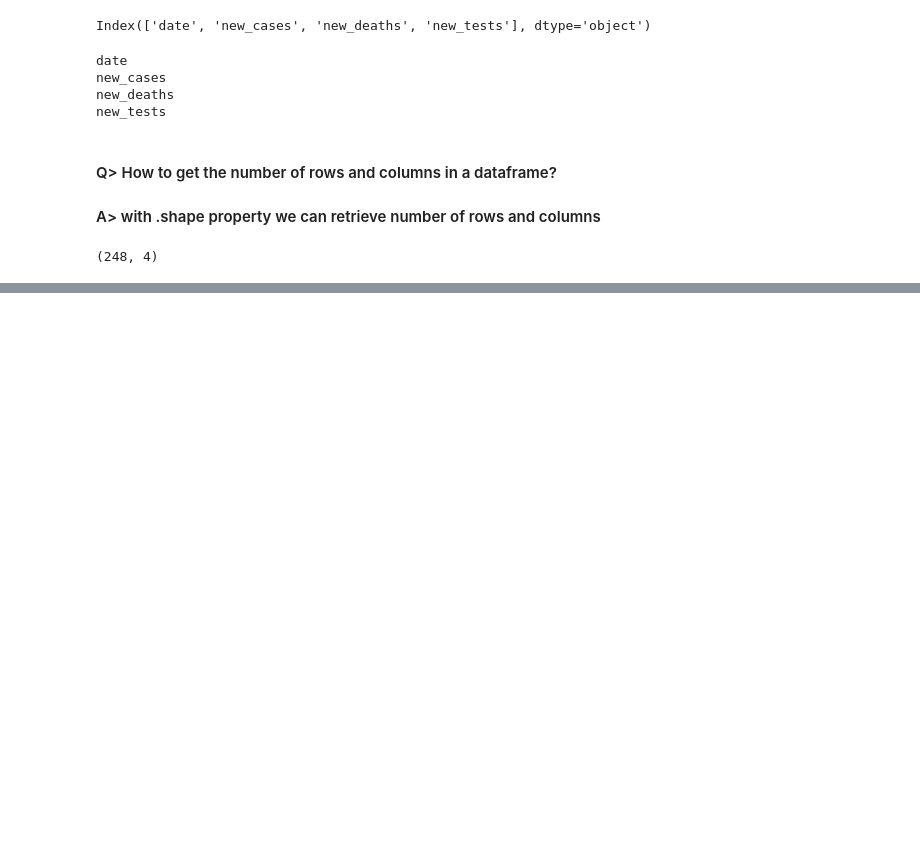
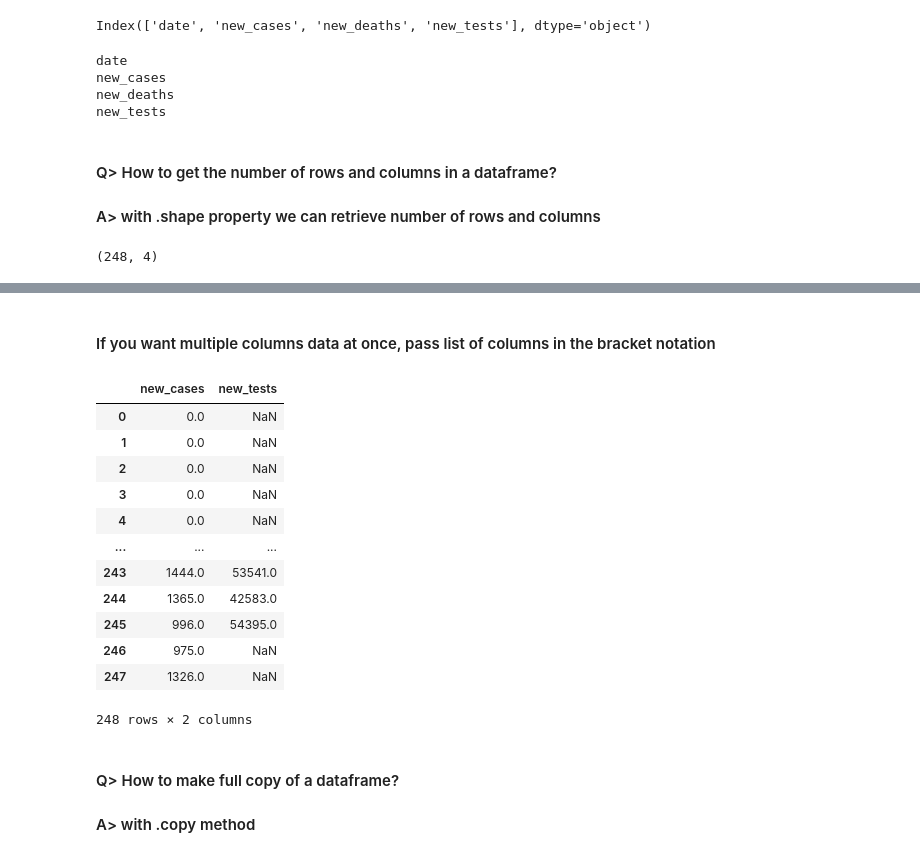
Before and after one commit to S827/Data-Science, a Jupyter notebook: Py Libraries/Pandas/python-pandas-data-analysis.ipynb, the cells around one changed output, grey strips where cells are left out. Cells and saved outputs as stored; diff of their text form; code cells hidden in the pictures; blank space fills up the shorter version.

Commit message:
added few examples on how to retrieve data from pandas dataframe

```diff
--- a/Py Libraries/Pandas/python-pandas-data-analysis.ipynb
+++ b/Py Libraries/Pandas/python-pandas-data-analysis.ipynb
@@ -150,0 +230,22 @@ covid_df.shape
+# %% [markdown]
+#### If you want multiple columns data at once, pass list of columns in the bracket notation
+# %%
+cases_tests_df = covid_df[['new_cases', 'new_tests']]
+cases_tests_df
+# %% [output]
+|  | new_cases | new_tests |
+| 0 | 0.0 | NaN |
+| 1 | 0.0 | NaN |
+| 2 | 0.0 | NaN |
+| 3 | 0.0 | NaN |
+| 4 | 0.0 | NaN |
+| ... | ... | ... |
+| 243 | 1444.0 | 53541.0 |
+| 244 | 1365.0 | 42583.0 |
+| 245 | 996.0 | 54395.0 |
+| 246 | 975.0 | NaN |
+| 247 | 1326.0 | NaN |
+248 rows × 2 columns
+# %% [markdown]
+#### Q> How to make full copy of a dataframe?
+#### A> with .copy method
```
Also changed, not shown: parts of 43 cells of this notebook.
